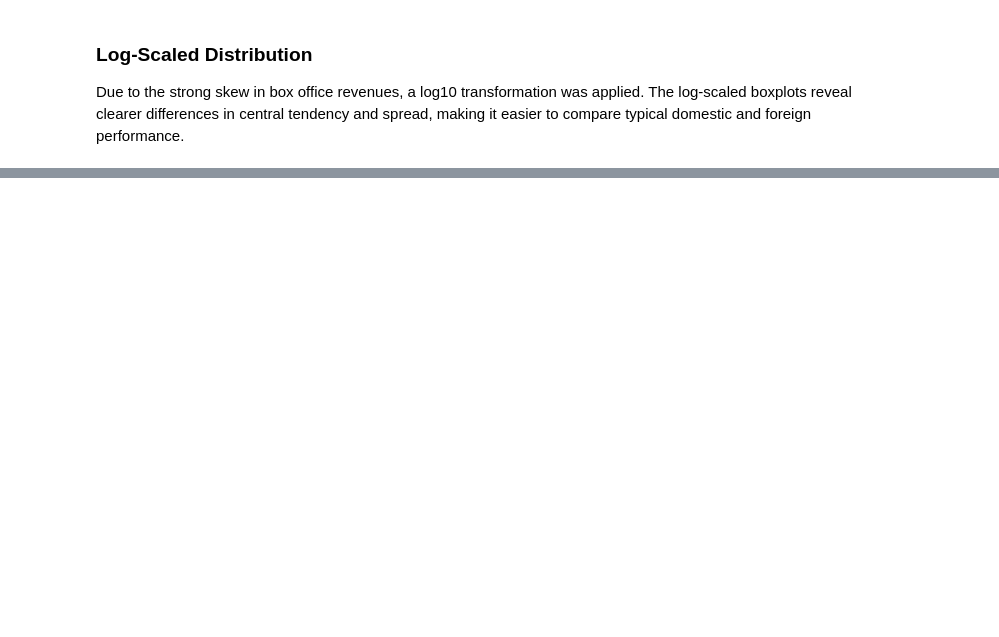
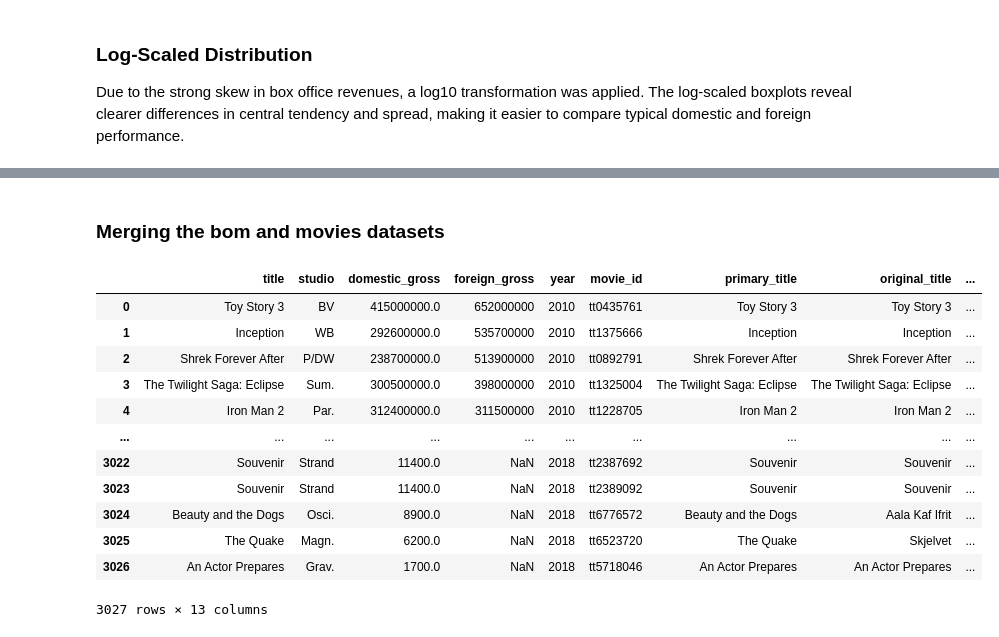
Before and after one commit to Marian-amo/Box-Office-Market-Analysis, a Jupyter notebook: index.ipynb, the cells around one changed output, grey strips where cells are left out. Saved outputs shown, nothing was run; the diff lists cells and outputs as text; code cells hidden in the pictures; blank space fills up the shorter version.

Commit message:
add merged datasets and summary statistics

```diff
--- a/index.ipynb
+++ b/index.ipynb
@@ -387,0 +388,22 @@ plt.show()
+# %% [markdown]
+### Merging the bom and movies datasets
+# %%
+merged_df =df_gross.merge(movies,
+                          left_on="title",
+                          right_on="primary_title",
+                          how="inner")
+merged_df
+# %% [output]
+|  | title | studio | domestic_gross | foreign_gross | year | movie_id | primary_title | original_title | ... |
+| 0 | Toy Story 3 | BV | 415000000.0 | 652000000 | 2010 | tt0435761 | Toy Story 3 | Toy Story 3 | ... |
+| 1 | Inception | WB | 292600000.0 | 535700000 | 2010 | tt1375666 | Inception | Inception | ... |
+| 2 | Shrek Forever After | P/DW | 238700000.0 | 513900000 | 2010 | tt0892791 | Shrek Forever After | Shrek Forever After | ... |
+| 3 | The Twilight Saga: Eclipse | Sum. | 300500000.0 | 398000000 | 2010 | tt1325004 | The Twilight Saga: Eclipse | The Twilight Saga: Eclipse | ... |
+| 4 | Iron Man 2 | Par. | 312400000.0 | 311500000 | 2010 | tt1228705 | Iron Man 2 | Iron Man 2 | ... |
+| ... | ... | ... | ... | ... | ... | ... | ... | ... | ... |
+| 3022 | Souvenir | Strand | 11400.0 | NaN | 2018 | tt2387692 | Souvenir | Souvenir | ... |
+| 3023 | Souvenir | Strand | 11400.0 | NaN | 2018 | tt2389092 | Souvenir | Souvenir | ... |
+| 3024 | Beauty and the Dogs | Osci. | 8900.0 | NaN | 2018 | tt6776572 | Beauty and the Dogs | Aala Kaf Ifrit | ... |
+| 3025 | The Quake | Magn. | 6200.0 | NaN | 2018 | tt6523720 | The Quake | Skjelvet | ... |
+| 3026 | An Actor Prepares | Grav. | 1700.0 | NaN | 2018 | tt5718046 | An Actor Prepares | An Actor Prepares | ... |
+3027 rows × 13 columns
```
Also changed, not shown: parts of 9 cells of this notebook.
